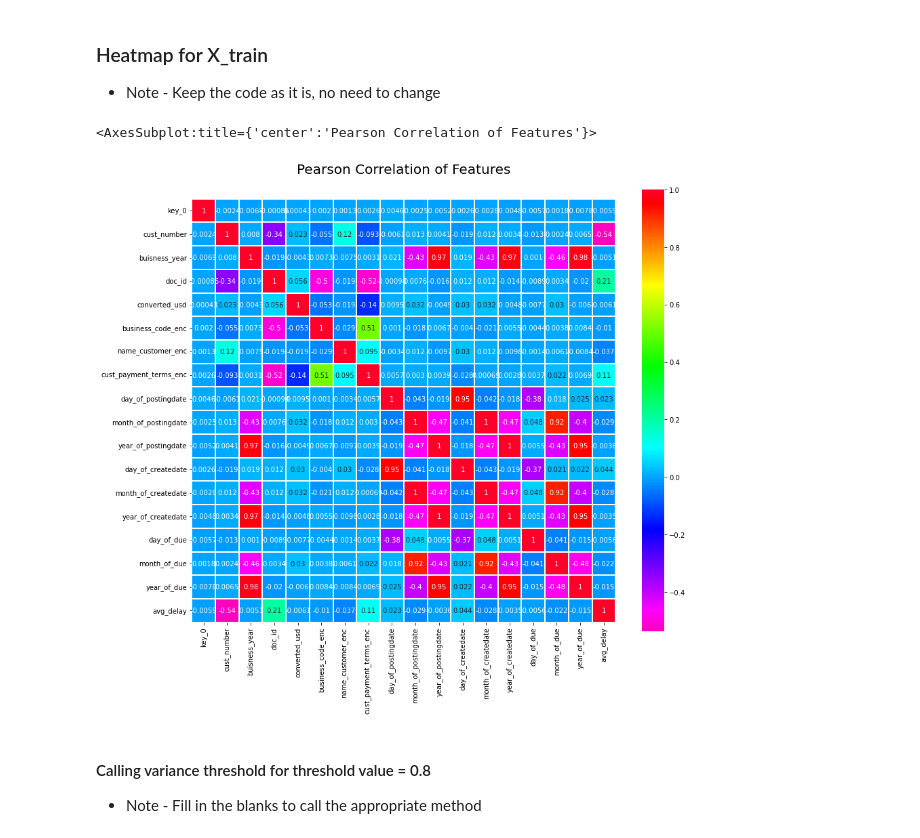
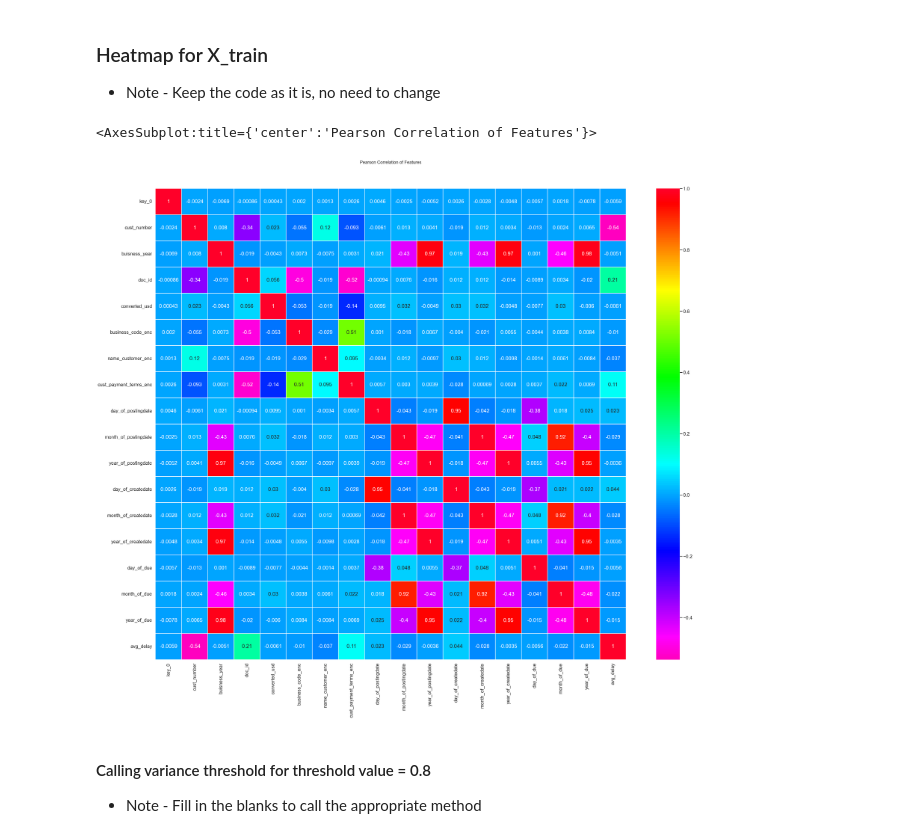
Before and after one commit to isayakmondal/accounts-receivables-dashbaord, a Jupyter notebook: ML-project/Payment date prediction.ipynb, the cells around one changed output. Cells and saved outputs as stored; diff of their text form; code cells hidden in the pictures.

```diff
--- a/ML-project/Payment date prediction.ipynb
+++ b/ML-project/Payment date prediction.ipynb
@@ -1171,13 +1170,13 @@ handling_correlation(train.copy(),0.85)
 - Note - Keep the code as it is, no need to change
 # %%
 colormap = plt.cm.RdBu
-plt.figure(figsize=(14,12))
+plt.figure(figsize=(50,40))
 plt.title('Pearson Correlation of Features', y=1.05, size=20)
 sns.heatmap(X_train.merge(y_train , on = X_train.index ).corr(),linewidths=0.1,vmax=1.0,
             square=True, cmap='gist_rainbow_r', linecolor='white', annot=True)
 # %% [output]
 <AxesSubplot:title={'center':'Pearson Correlation of Features'}>
-[figure, old version]
+[figure, new version]
 # %% [markdown]
 #### Calling variance threshold for threshold value = 0.8
 
```
Also changed, not shown: parts of 12 cells of this notebook.
